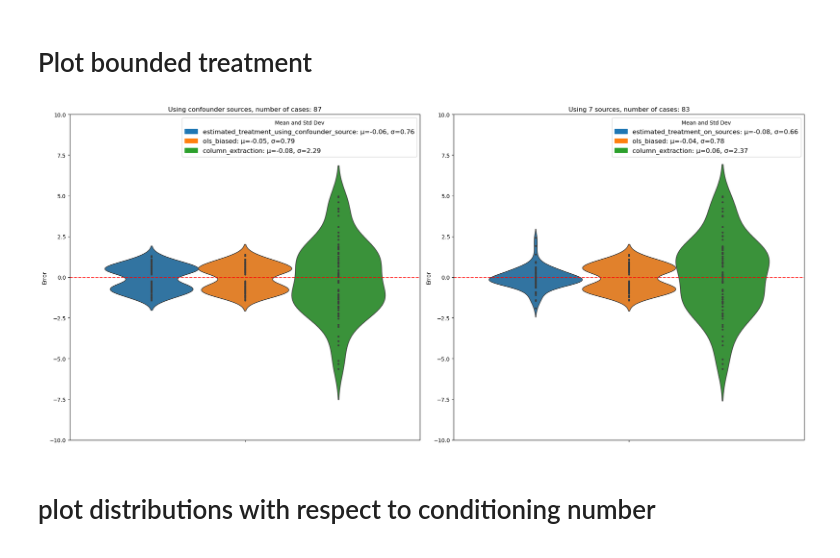
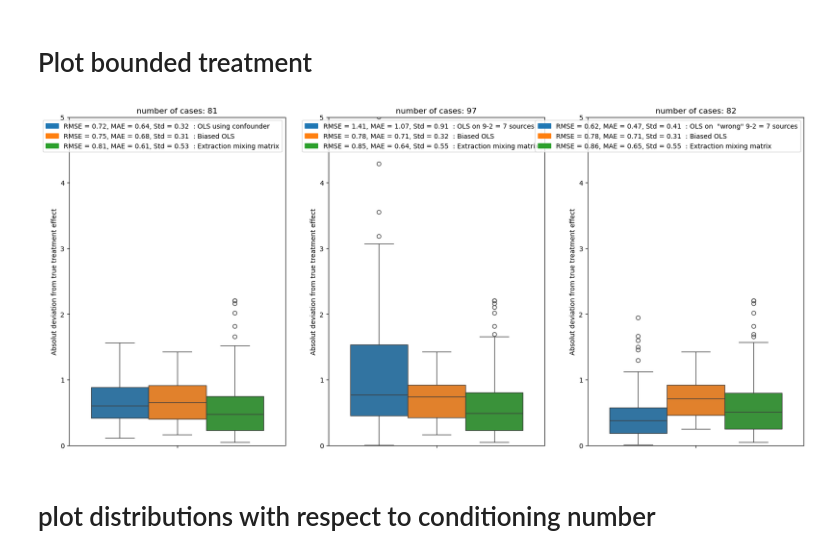
Before and after one commit to malo4300/ICA_IV_simulations, a Jupyter notebook: plots/plot_error_distribution.ipynb, the cells around one changed output. Saved outputs shown, nothing was run; the diff lists cells and outputs as text; code cells hidden in the pictures.

```diff
--- a/plots/plot_error_distribution.ipynb
+++ b/plots/plot_error_distribution.ipynb
@@ -100,18 +120,40 @@ plt.show()
 # %% [markdown]
 # Plot bounded treatment
 # %%
-data1 = pd.read_csv("../treatment_effect_estimation/treatment_effect_estimations/VarEM_confounder_source_bounded_treatment.csv", header=0, index_col=0)
-data2 = pd.read_csv("../treatment_effect_estimation/treatment_effect_estimations/VarEM_7_sources_bounded_treatment.csv", header=0, index_col=0)
+data1 = pd.read_csv("../treatment_effect_estimation/treatment_effect_estimations/CausalVarEM_confounder_source_bounded_treatment.csv", header=0, index_col=0)
+data2 = pd.read_csv("../treatment_effect_estimation/treatment_effect_estimations/CausalVarEM_7_sources_bounded_treatment.csv", header=0, index_col=0)
+data3 = pd.read_csv("../treatment_effect_estimation/treatment_effect_estimations/CausalVarEM_7_sources_nonsense_bounded_treatment.csv", header=0, index_col=0)
-# %%
-fig, ax = plt.subplots(1, 2, figsize=(20,9))
-plot_error_distribution(data1, ax[0])
-ax[0].set_title(f"Using confounder sources, number of cases: {data1.shape[0]}")
-plot_error_distribution(data2, ax[1])
-ax[1].set_title(f"Using 7 sources, number of cases: {data2.shape[0]}")
-plt.tight_layout()
-plt.show()
-# %% [output]
-[figure, removed]
+# %%
+fig, ax = plt.subplots(1, 3, figsize=(20,9))
+err1, seed = calc_error(data1)
+err1.columns = ["OLS using confounder", "Biased OLS" ,"Extraction mixing matrix"]
+err2, seed = calc_error(data2)
+err2.columns = ["OLS on 9-2 = 7 sources", "Biased OLS" ,"Extraction mixing matrix"]
+err3, seed = calc_error(data3)
+err3.columns = ["OLS on  \"wrong\" 9-2 = 7 sources", "Biased OLS" ,"Extraction mixing matrix"]
+err = [err1, err2, err3]
+for i in range(3):
+    err_ = err[i].apply(lambda x: np.abs(x))
+
+    rmse = err_.apply(lambda x: np.sqrt(np.mean(x**2)))
+    mae = err_.apply(lambda x: np.mean(x))
+    std = err_.apply(lambda x: np.std(x))
+    df_long = err_.melt(var_name="variable", value_name="value")
+    sns.boxplot(data=df_long, hue="variable", y="value", ax=ax[i])
+    ax[i].set_ylabel("Absolut deviation from true treatment effect")
+    ax[i].set_ylim(0, 5)
+
+    handles = [
+        mpatches.Patch(
+            color=sns.color_palette()[i],
+            label=f"RMSE = {rmse[col]:2.2f}, MAE = {mae[col]:2.2f}, Std = {std[col]:2.2f}  : {col}"
+        )
+        for i, col in enumerate(err_.columns)
+    ]
+    ax[i].legend(handles=handles, loc="upper right")
+    ax[i].set_title(f"number of cases: {err[i].shape[0]}")
+# %% [output]
+[figure, added]
 # %% [markdown]
 # plot distributions with respect to conditioning number
 # %%
```
Also changed, not shown: parts of 12 cells of this notebook, 30 other files.
